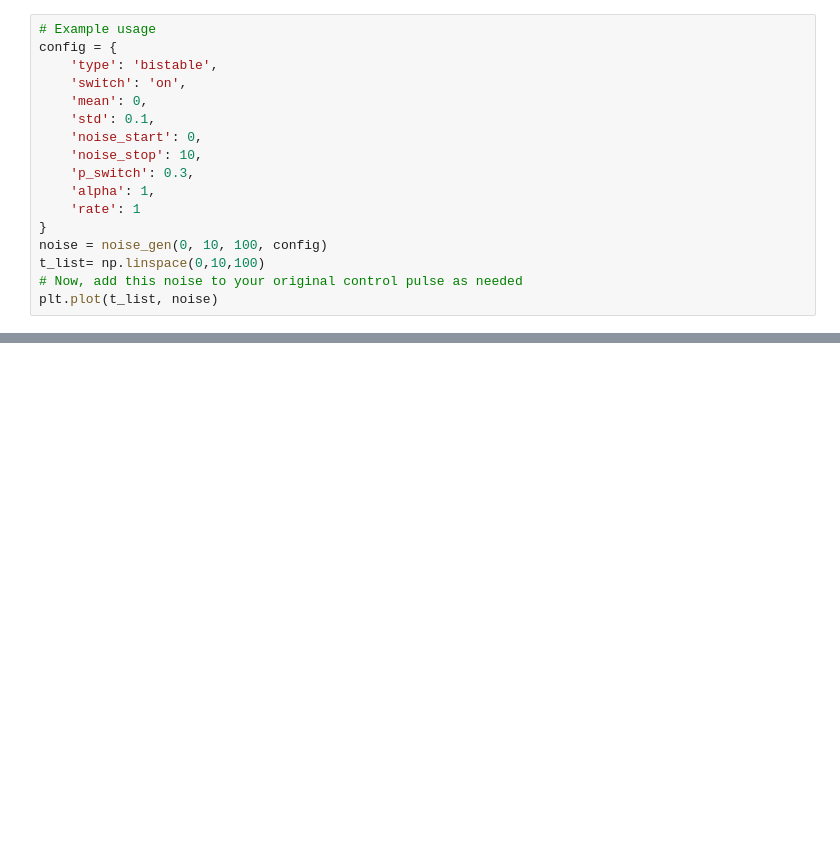
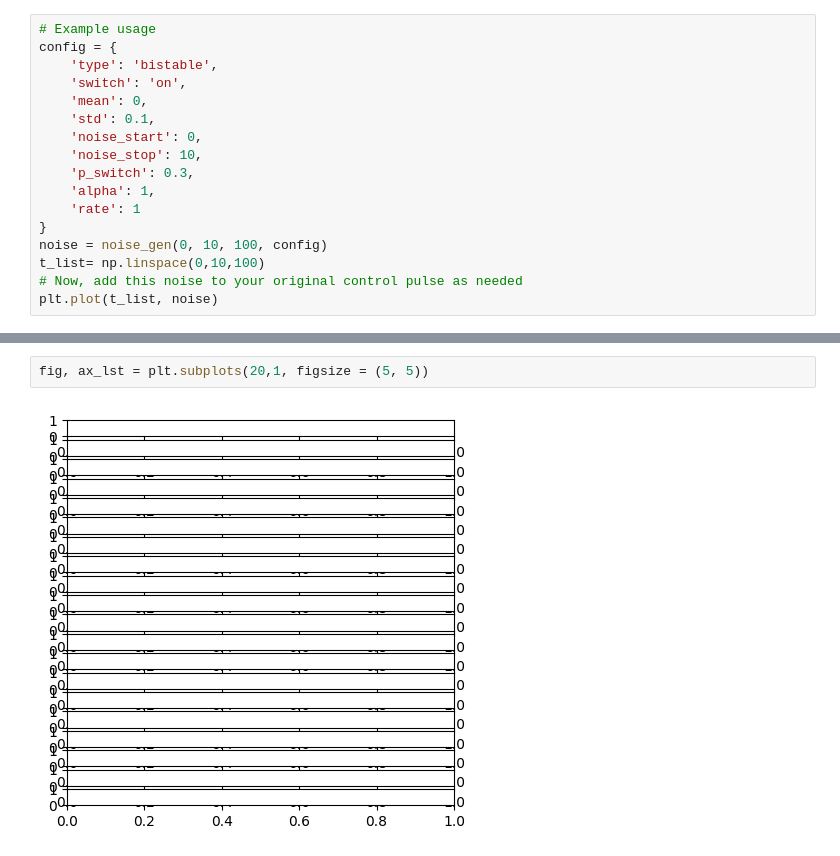
Before and after one commit to RunawayFancy/QuSim, a Jupyter notebook: Tutorial/transmon_tutorial/Test_waveform.ipynb, the cells around one changed output, grey strips where cells are left out. Saved outputs shown, nothing was run; the diff lists cells and outputs as text; blank space fills up the shorter version.

```diff
--- a/Tutorial/transmon_tutorial/Test_waveform.ipynb
+++ b/Tutorial/transmon_tutorial/Test_waveform.ipynb
@@ -288,0 +334,4 @@ plt.plot(t_list, noise)
+# %%
+fig, ax_lst = plt.subplots(20,1, figsize = (5, 5))
+# %% [output]
+[figure, added]
```
Also changed, not shown: parts of 4 cells of this notebook, 21 other files.
